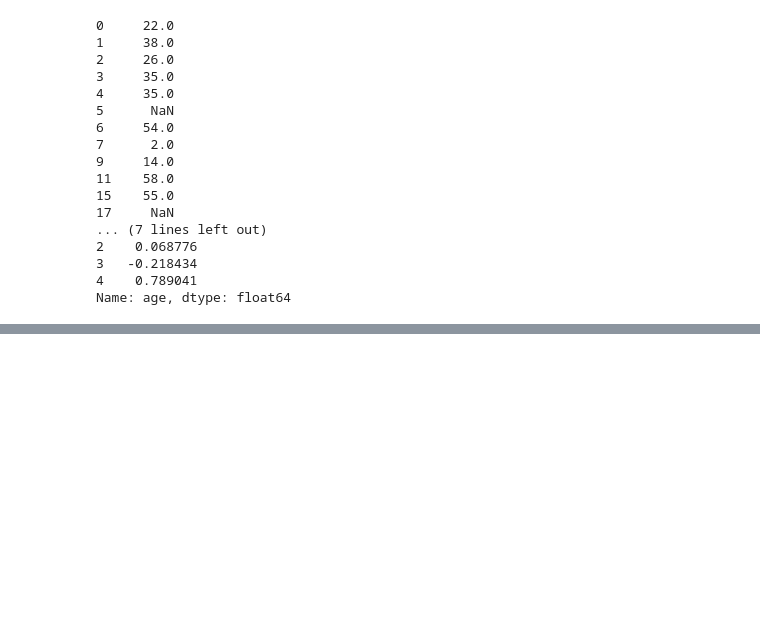
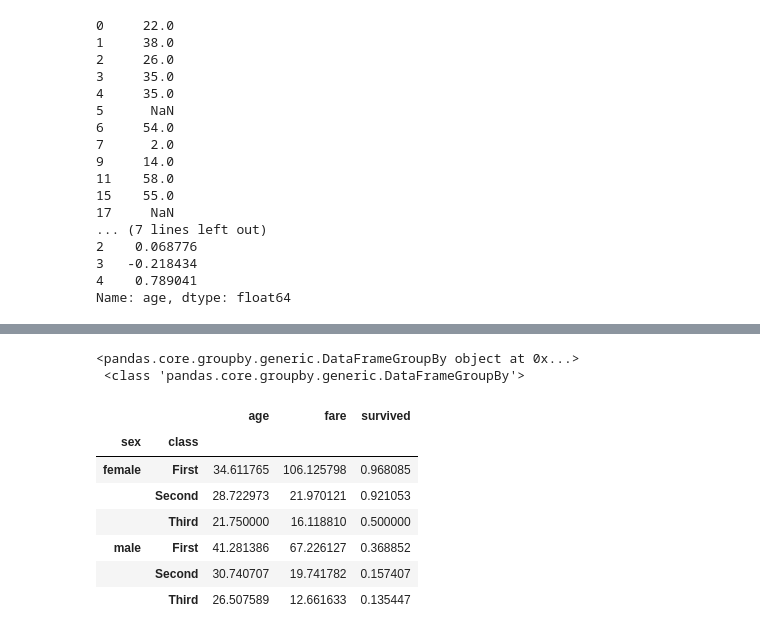
Before and after one commit to ezerwi/python-lecture, a Jupyter notebook: Lecture53_[Mar23]_Python_Basic(12).ipynb, the cells around one changed output, grey strips where cells are left out. Saved outputs shown, nothing was run; the diff lists cells and outputs as text; code cells hidden in the pictures; blank space fills up the shorter version.

```diff
--- a/Lecture53_[Mar23]_Python_Basic(12).ipynb
+++ b/Lecture53_[Mar23]_Python_Basic(12).ipynb
@@ -598,0 +626,17 @@ Name: age, dtype: float64
+# %%
+group2 = sns.load_dataset('titanic').loc[:,['age','sex','class','fare','survived']].groupby(['sex', 'class'])
+print (group2, '\n', type(group2))
+# %% [output]
+<pandas.core.groupby.generic.DataFrameGroupBy object at 0x...>
+ <class 'pandas.core.groupby.generic.DataFrameGroupBy'>
+# %%
+display (group2.mean())
+# %% [output]
+|  |  | age | fare | survived |
+| sex | class |  |  |  |
+| female | First | 34.611765 | 106.125798 | 0.968085 |
+|  | Second | 28.722973 | 21.970121 | 0.921053 |
+|  | Third | 21.750000 | 16.118810 | 0.500000 |
+| male | First | 41.281386 | 67.226127 | 0.368852 |
+|  | Second | 30.740707 | 19.741782 | 0.157407 |
+|  | Third | 26.507589 | 12.661633 | 0.135447 |
```
Also changed, not shown: parts of 10 cells of this notebook.
